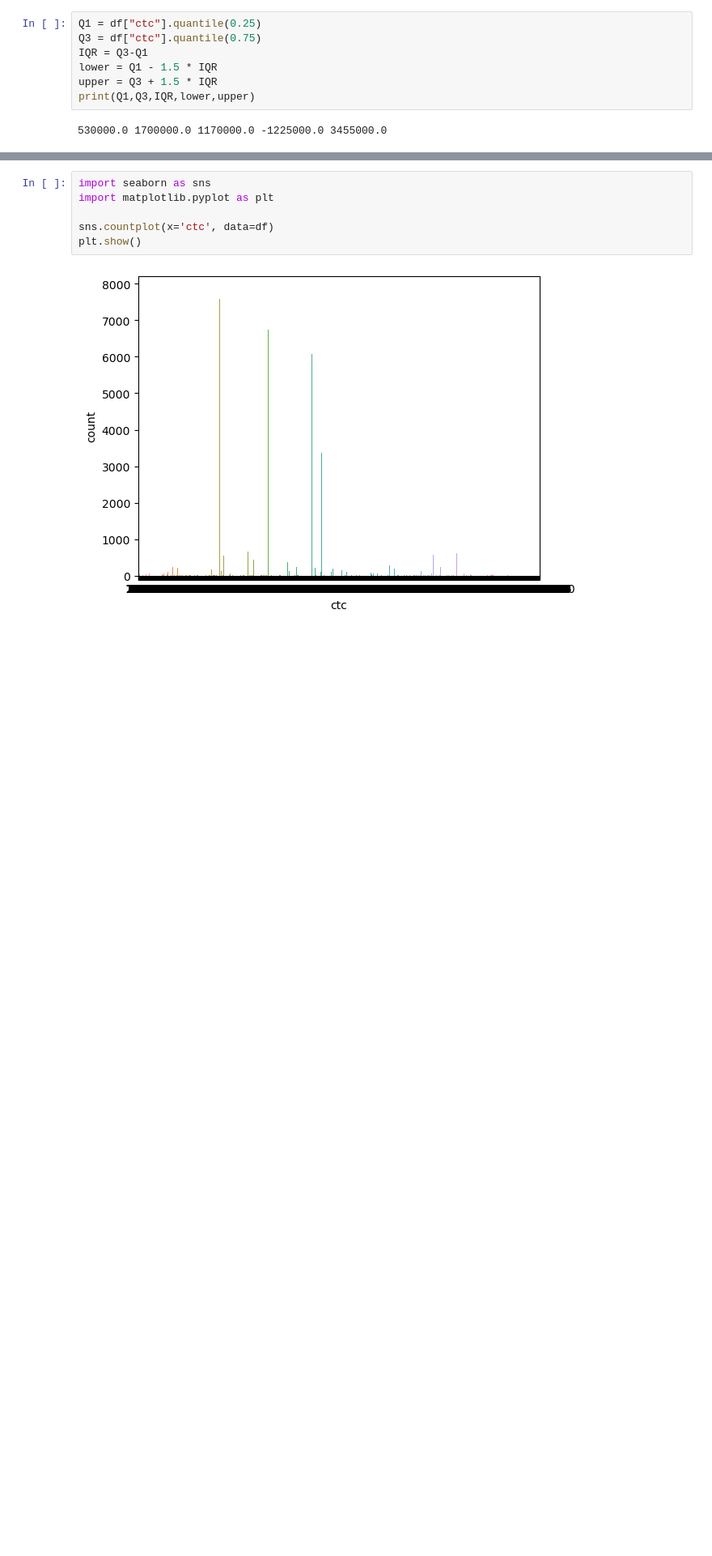
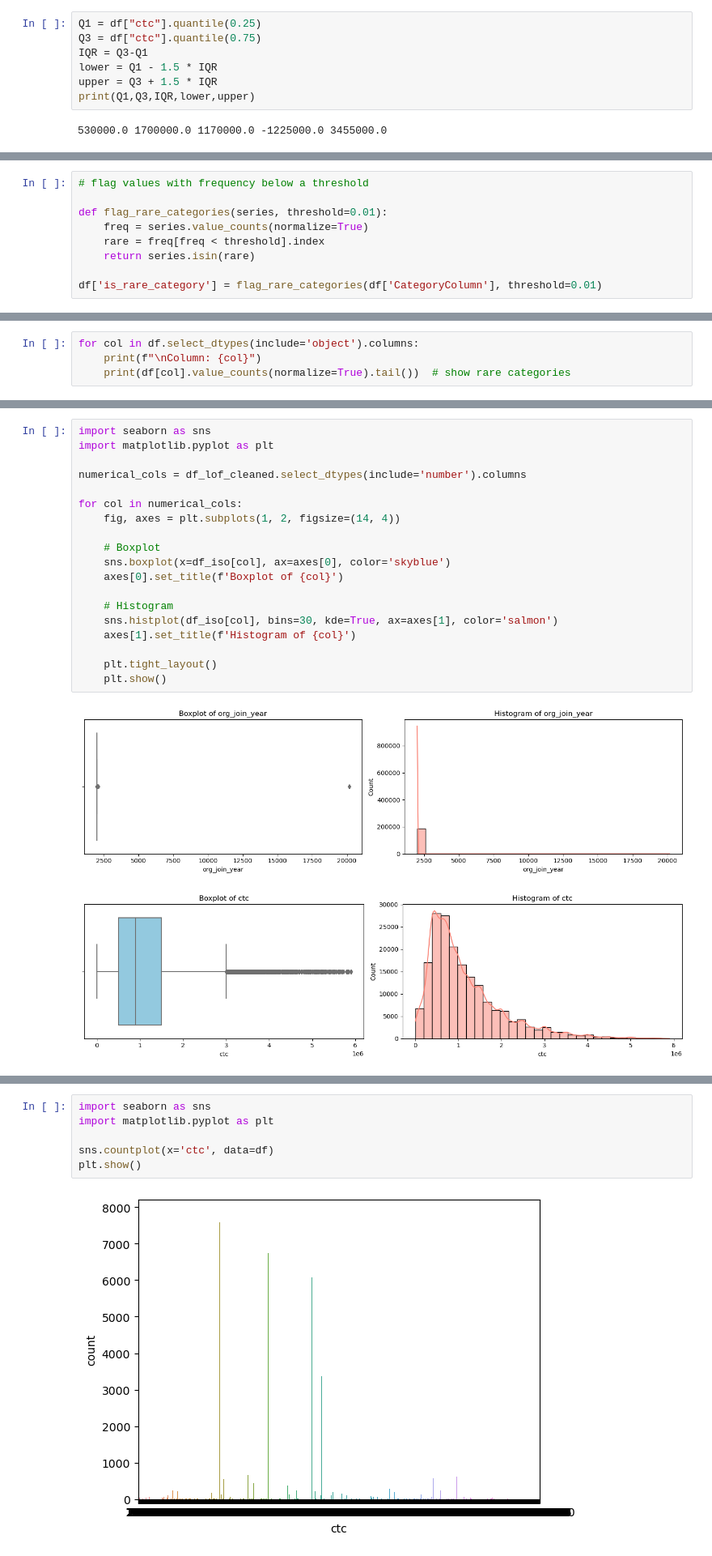
Before and after one commit to mayankjain281/ML_Unsupervised_Clustering, a Jupyter notebook: Career_Clustering_for_Scaler_Learners/Career_Clustering_for_Scaler_Learners.ipynb, the cells around one changed output, grey strips where cells are left out. Shown at 81% size. Drawn from its saved outputs; the diff is of its cells as text; blank space fills up the shorter version.

```diff
--- a/Career_Clustering_for_Scaler_Learners/Career_Clustering_for_Scaler_Learners.ipynb
+++ b/Career_Clustering_for_Scaler_Learners/Career_Clustering_for_Scaler_Learners.ipynb
@@ -240,0 +390,9 @@ print(Q1,Q3,IQR,lower,upper)
+# %%
+# flag values with frequency below a threshold
+
+def flag_rare_categories(series, threshold=0.01):
+    freq = series.value_counts(normalize=True)
+    rare = freq[freq < threshold].index
+    return series.isin(rare)
+
+df['is_rare_category'] = flag_rare_categories(df['CategoryColumn'], threshold=0.01)
@@ -240,0 +401,4 @@ print(Q1,Q3,IQR,lower,upper)
+# %%
+for col in df.select_dtypes(include='object').columns:
+    print(f"\nColumn: {col}")
+    print(df[col].value_counts(normalize=True).tail())  # show rare categories
@@ -240,0 +431,22 @@ print(Q1,Q3,IQR,lower,upper)
+# %%
+import seaborn as sns
+import matplotlib.pyplot as plt
+
+numerical_cols = df_lof_cleaned.select_dtypes(include='number').columns
+
+for col in numerical_cols:
+    fig, axes = plt.subplots(1, 2, figsize=(14, 4))
+
+    # Boxplot
+    sns.boxplot(x=df_iso[col], ax=axes[0], color='skyblue')
+    axes[0].set_title(f'Boxplot of {col}')
+
+    # Histogram
+    sns.histplot(df_iso[col], bins=30, kde=True, ax=axes[1], color='salmon')
+    axes[1].set_title(f'Histogram of {col}')
+
+    plt.tight_layout()
+    plt.show()
+# %% [output]
+[figure, added]
+[figure, added]
```
Also changed, not shown: parts of 38 cells of this notebook.
